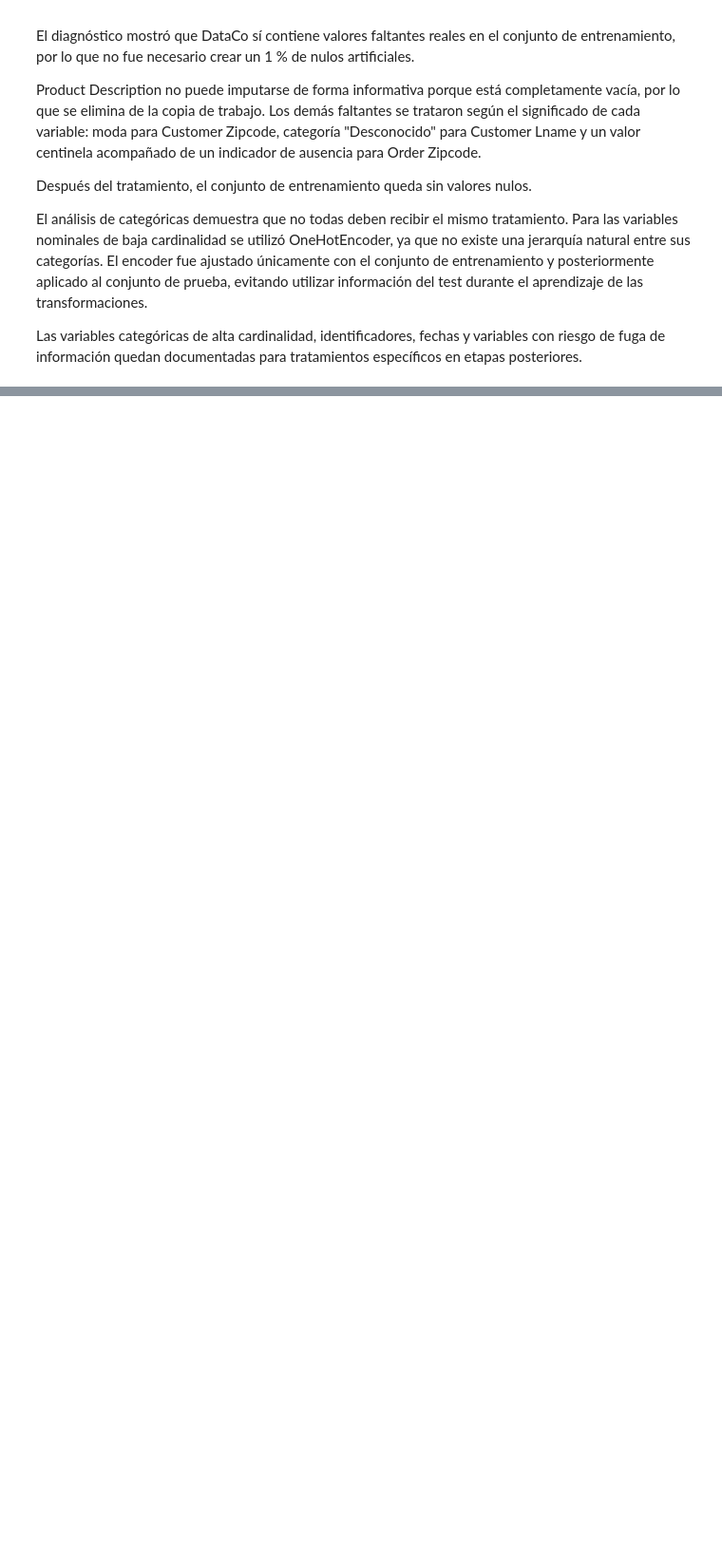
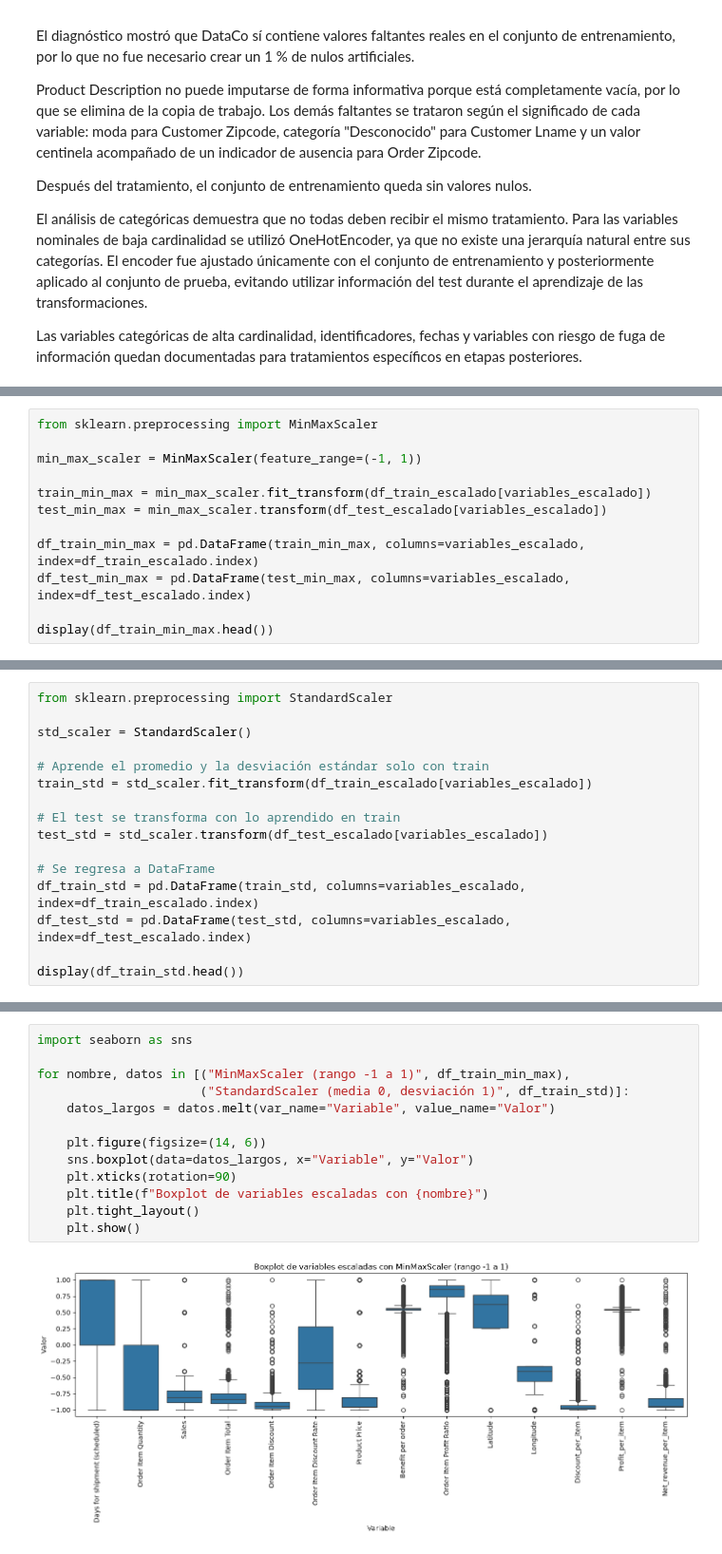
Before and after one commit to JB1302/Big-Data-G2, a Jupyter notebook: ProyectoDataCo.ipynb, the cells around one changed output, grey strips where cells are left out. Shown at 95% size. Drawn from its saved outputs; the diff is of its cells as text; blank space fills up the shorter version.

Commit message:
Transformación y escalado

```diff
--- a/ProyectoDataCo.ipynb
+++ b/ProyectoDataCo.ipynb
@@ -1603,0 +1688,12 @@ Las variables categóricas de alta cardinalidad, identificadores, fechas y varia
+# %%
+from sklearn.preprocessing import MinMaxScaler
+
+min_max_scaler = MinMaxScaler(feature_range=(-1, 1))
+
+train_min_max = min_max_scaler.fit_transform(df_train_escalado[variables_escalado])
+test_min_max = min_max_scaler.transform(df_test_escalado[variables_escalado])
+
+df_train_min_max = pd.DataFrame(train_min_max, columns=variables_escalado, index=df_train_escalado.index)
+df_test_min_max = pd.DataFrame(test_min_max, columns=variables_escalado, index=df_test_escalado.index)
+
+display(df_train_min_max.head())
@@ -1603,0 +1767,16 @@ Las variables categóricas de alta cardinalidad, identificadores, fechas y varia
+# %%
+from sklearn.preprocessing import StandardScaler
+
+std_scaler = StandardScaler()
+
+# Aprende el promedio y la desviación estándar solo con train
+train_std = std_scaler.fit_transform(df_train_escalado[variables_escalado])
+
+# El test se transforma con lo aprendido en train
+test_std = std_scaler.transform(df_test_escalado[variables_escalado])
+
+# Se regresa a DataFrame
+df_train_std = pd.DataFrame(train_std, columns=variables_escalado, index=df_train_escalado.index)
+df_test_std = pd.DataFrame(test_std, columns=variables_escalado, index=df_test_escalado.index)
+
+display(df_train_std.head())
@@ -1603,0 +1849,15 @@ Las variables categóricas de alta cardinalidad, identificadores, fechas y varia
+# %%
+import seaborn as sns
+
+for nombre, datos in [("MinMaxScaler (rango -1 a 1)", df_train_min_max),
+                      ("StandardScaler (media 0, desviación 1)", df_train_std)]:
+    datos_largos = datos.melt(var_name="Variable", value_name="Valor")
+
+    plt.figure(figsize=(14, 6))
+    sns.boxplot(data=datos_largos, x="Variable", y="Valor")
+    plt.xticks(rotation=90)
+    plt.title(f"Boxplot de variables escaladas con {nombre}")
+    plt.tight_layout()
+    plt.show()
+# %% [output]
+[figure, added]
```
Also changed, not shown: parts of 24 cells of this notebook.
